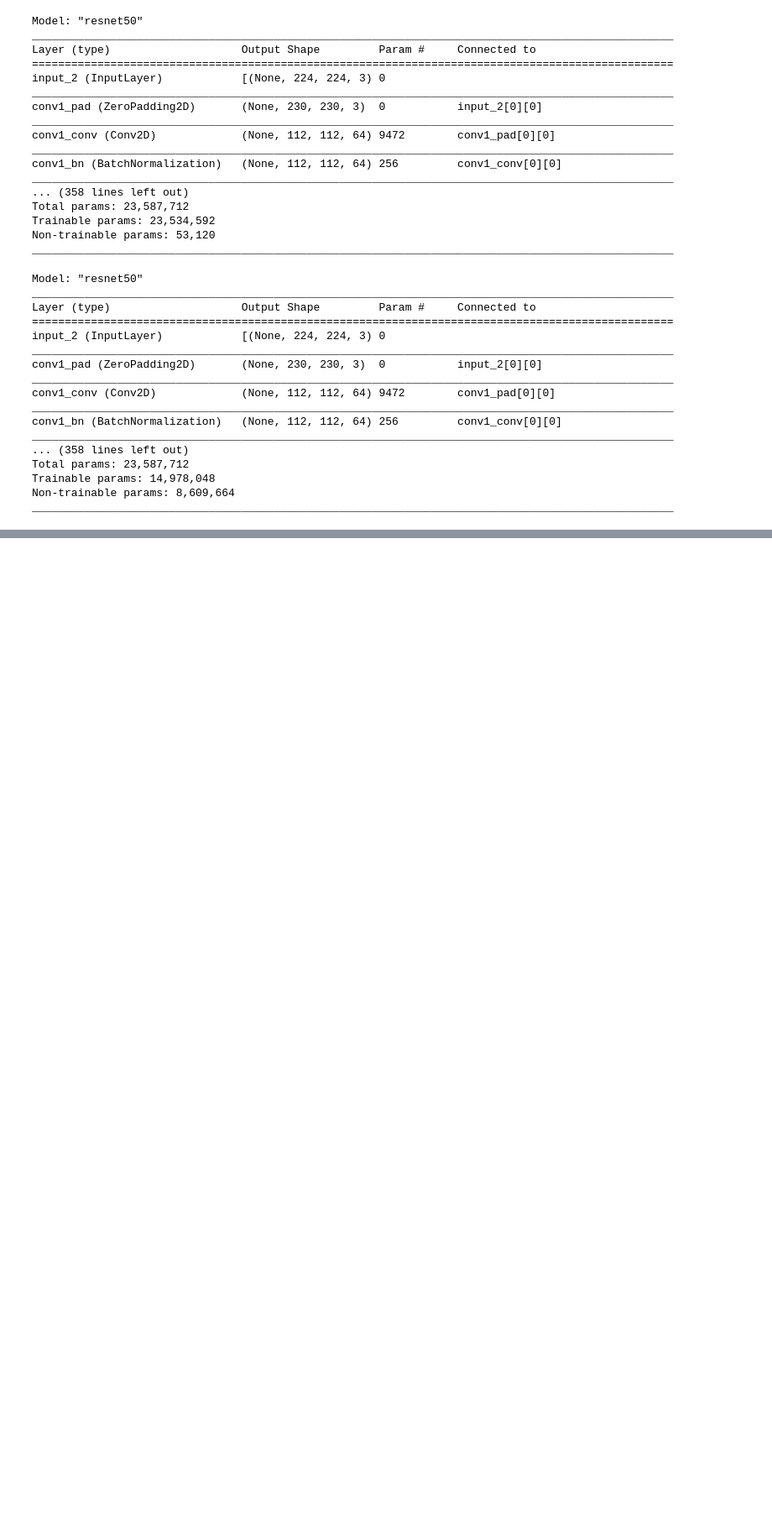
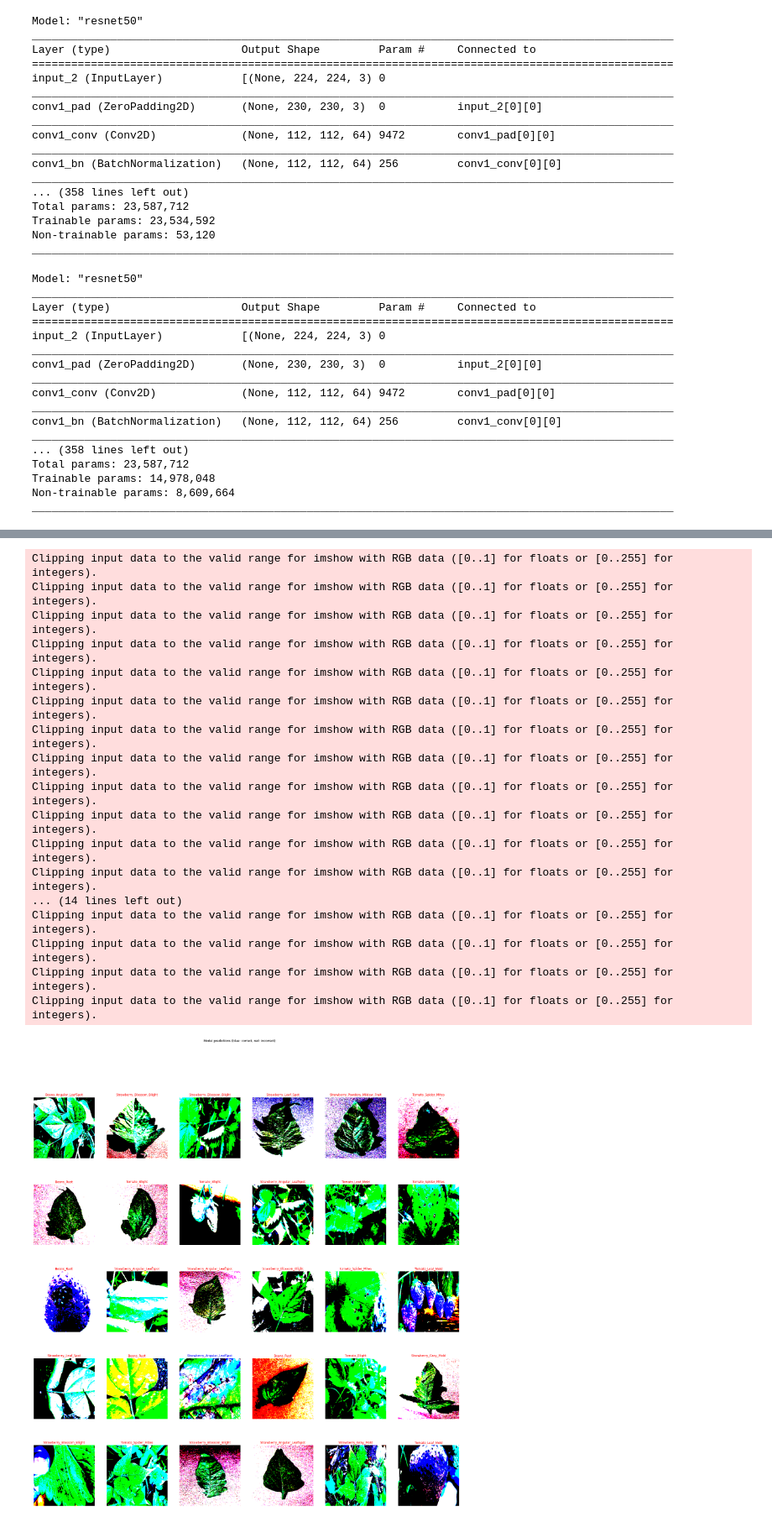
Before and after one commit to pariyaaf/FruitDiseaseDetection-pariya, a Jupyter notebook: model.ipynb, the cells around one changed output, grey strips where cells are left out. Shown at 84% size. Drawn from its saved outputs; the diff is of its cells as text; code cells hidden in the pictures; blank space fills up the shorter version.

```diff
--- a/model.ipynb
+++ b/model.ipynb
@@ -202,0 +314,34 @@ model.save('../models/fruit_disease_classifier_resnet_FT_10.h5')
+# %%
+
+
+import matplotlib.pyplot as plt
+
+plt.figure(figsize=(30,30))
+for n in range(30):
+    plt.subplot(5,6,n+1)
+    plt.subplots_adjust(hspace = 0.3)
+    plt.imshow(image_batch[n])
+    color = "blue" if predicted_ids[n] == tf.math.argmax(label_batch[n]) else "red"
+  #  plt.title(predicted_class_names[n], color=color)
+    plt.title(predicted_class_names[n], color=color)
+    plt.axis('off')
+_ = plt.suptitle("Model predictions (blue: correct, red: incorrect)")
+# %% [output]
+Clipping input data to the valid range for imshow with RGB data ([0..1] for floats or [0..255] for integers).
+Clipping input data to the valid range for imshow with RGB data ([0..1] for floats or [0..255] for integers).
+Clipping input data to the valid range for imshow with RGB data ([0..1] for floats or [0..255] for integers).
+Clipping input data to the valid range for imshow with RGB data ([0..1] for floats or [0..255] for integers).
+Clipping input data to the valid range for imshow with RGB data ([0..1] for floats or [0..255] for integers).
+Clipping input data to the valid range for imshow with RGB data ([0..1] for floats or [0..255] for integers).
+Clipping input data to the valid range for imshow with RGB data ([0..1] for floats or [0..255] for integers).
+Clipping input data to the valid range for imshow with RGB data ([0..1] for floats or [0..255] for integers).
+Clipping input data to the valid range for imshow with RGB data ([0..1] for floats or [0..255] for integers).
+Clipping input data to the valid range for imshow with RGB data ([0..1] for floats or [0..255] for integers).
+Clipping input data to the valid range for imshow with RGB data ([0..1] for floats or [0..255] for integers).
+Clipping input data to the valid range for imshow with RGB data ([0..1] for floats or [0..255] for integers).
+... (14 lines left out)
+Clipping input data to the valid range for imshow with RGB data ([0..1] for floats or [0..255] for integers).
+Clipping input data to the valid range for imshow with RGB data ([0..1] for floats or [0..255] for integers).
+Clipping input data to the valid range for imshow with RGB data ([0..1] for floats or [0..255] for integers).
+Clipping input data to the valid range for imshow with RGB data ([0..1] for floats or [0..255] for integers).
+[figure, added]
```
Also changed, not shown: parts of 12 cells of this notebook, 1 other file.
